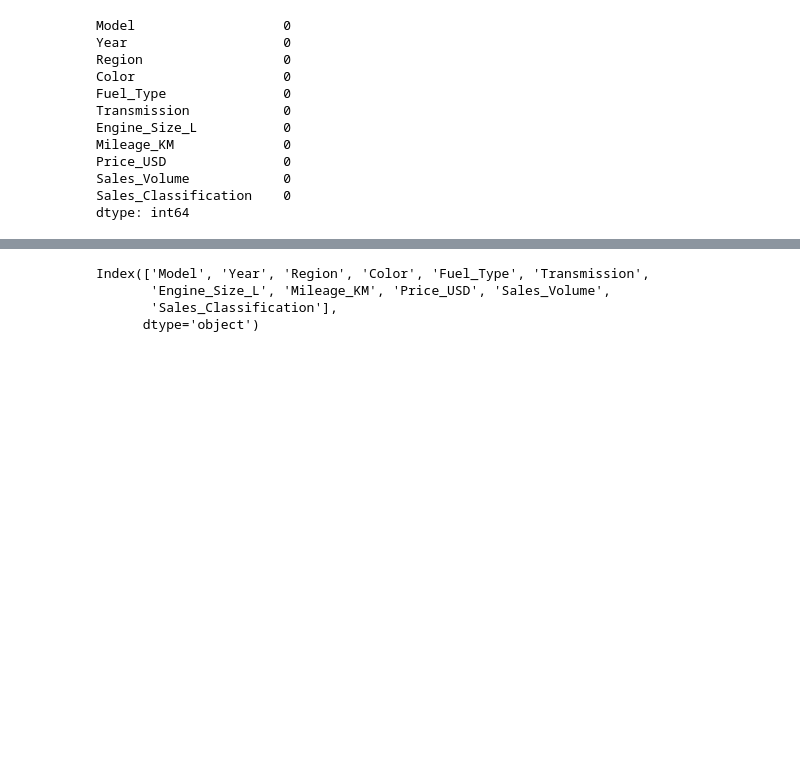
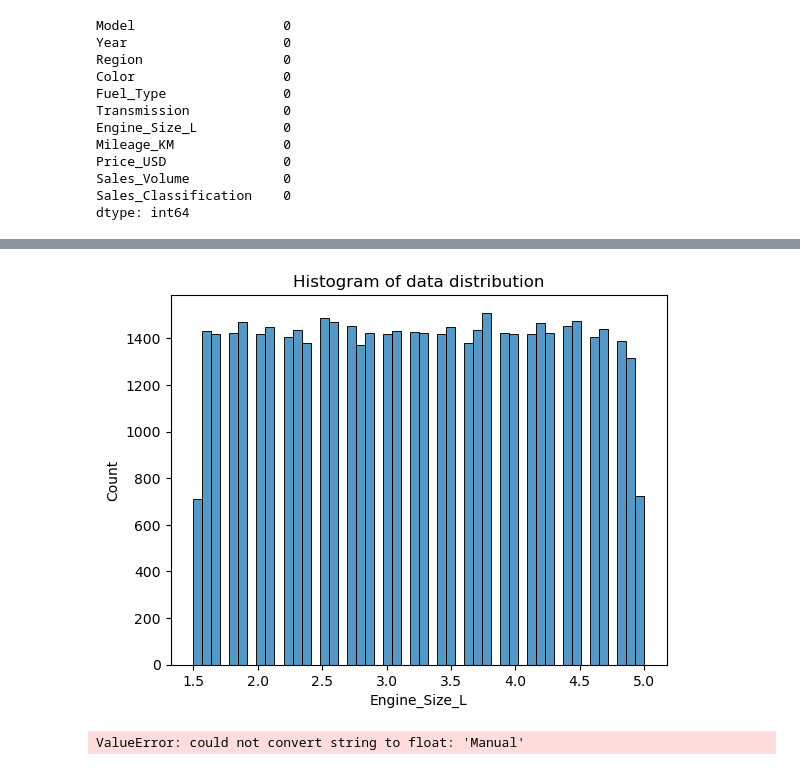
Before and after one commit to winner-nikita27/BMW, a Jupyter notebook: BMW.ipynb, the cells around one changed output, grey strips where cells are left out. Cells and saved outputs as stored; diff of their text form; code cells hidden in the pictures; blank space fills up the shorter version.

```diff
--- a/BMW.ipynb
+++ b/BMW.ipynb
@@ -73,0 +113,7 @@ dtype: int64
+# %%
+#Make histogram of data distribution
+sns.histplot(data=df, x='Engine_Size_L', bins=50)
+plt.title("Histogram of data distribution")
+plt.show()
+# %% [output]
+[figure, added]
@@ -74,13 +124,10 @@ dtype: int64
+# %%
+plt.pie(df_cat['Transmission'], labels=df_cat['Transmission'], colors=colors, autopct='%.0f%%')
+plt.show()
+# %% [output]
+ValueError: could not convert string to float: 'Manual'
 # %%
 data = df.copy()
-# %%
-#getting of columns name
-data.columns
-# %% [output]
-Index(['Model', 'Year', 'Region', 'Color', 'Fuel_Type', 'Transmission',
-       'Engine_Size_L', 'Mileage_KM', 'Price_USD', 'Sales_Volume',
-       'Sales_Classification'],
-      dtype='object')
 # %%
 #transform data from pipeline
 simple_imputer = SimpleImputer(strategy='median')
```
Also changed, not shown: parts of 5 cells of this notebook.
